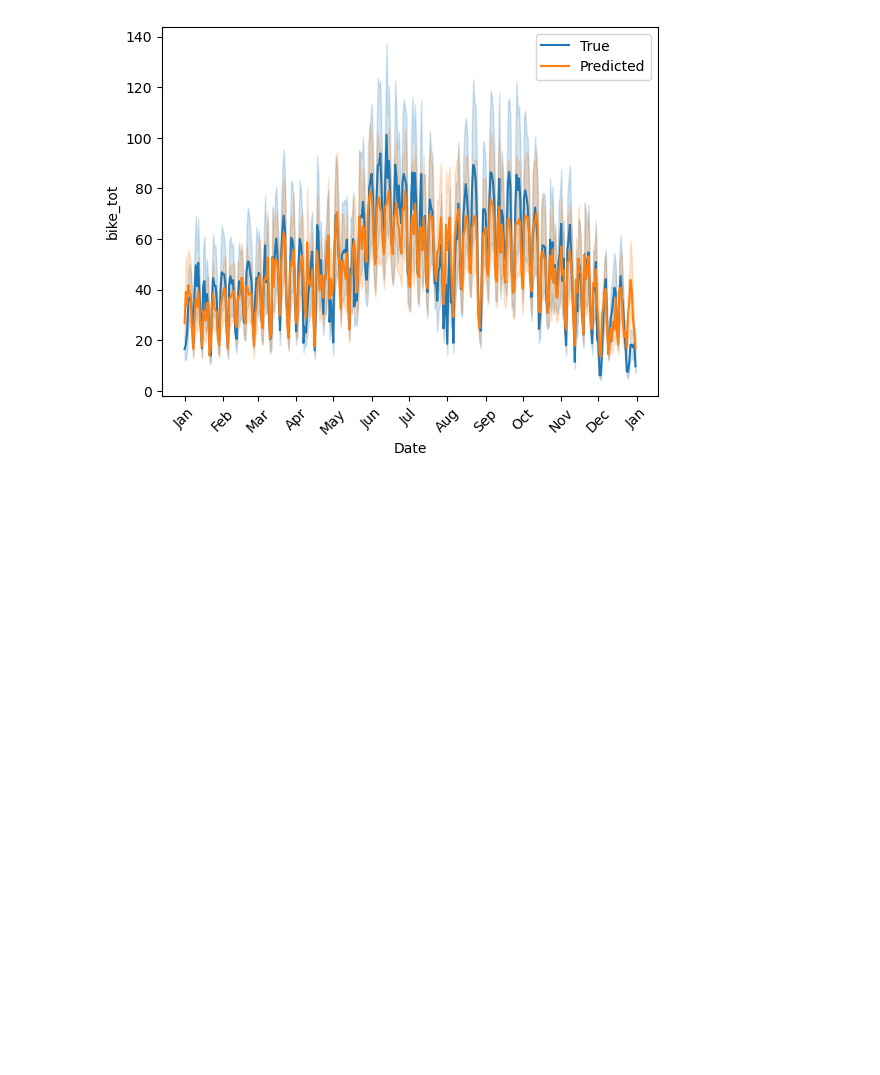
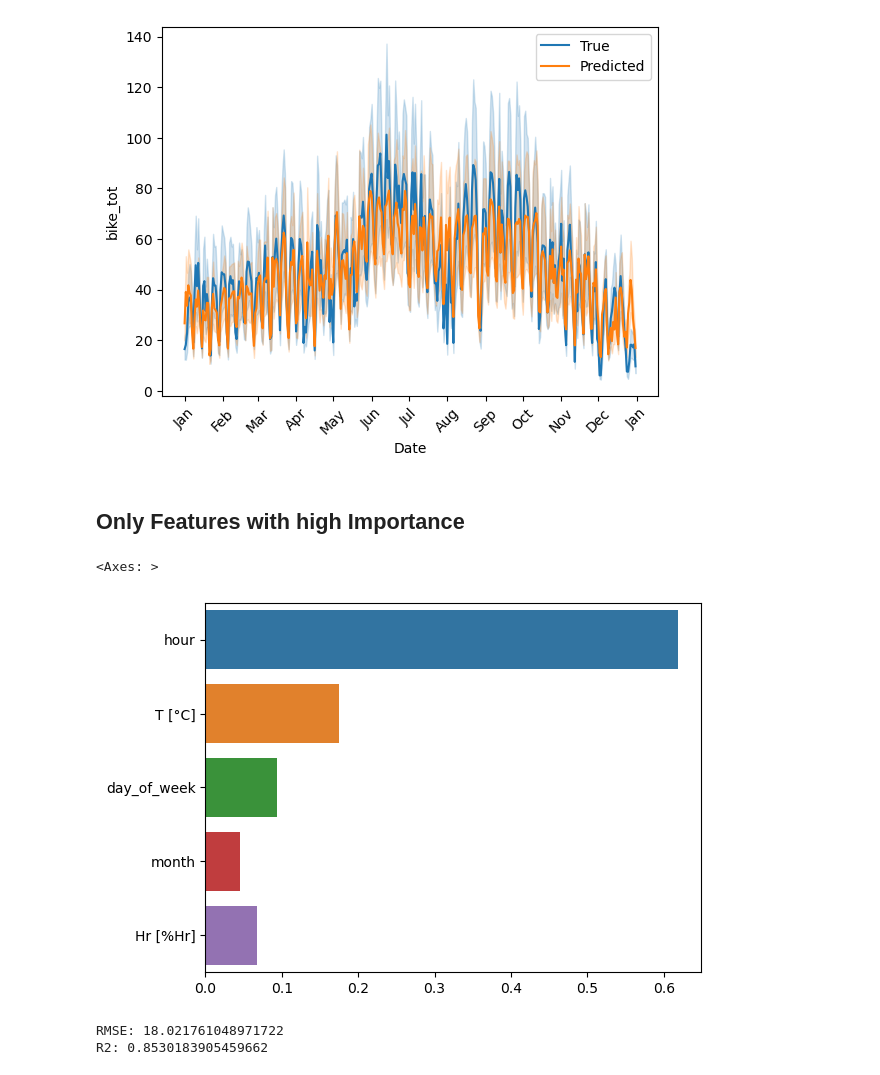
Before and after one commit to Phipsi/esc403, a Jupyter notebook: src/RF/RF_20-23.ipynb, the cells around one changed output. Drawn from its saved outputs; the diff is of its cells as text; code cells hidden in the pictures; blank space fills up the shorter version.

Commit message:
Simplified RF with only high importance variables

```diff
--- a/src/RF/RF_20-23.ipynb
+++ b/src/RF/RF_20-23.ipynb
@@ -243,3 +243,31 @@ plt.xticks(rotation=45)
 plt.show()
 # %% [output]
 [figure]
+# %% [markdown]
+## Only Features with high Importance
+# %%
+# Take the 5 features with highest importance
+X_train_732_imp = X_train_732[['hour', 'T [°C]', 'day_of_week', 'month', 'Hr [%Hr]']]
+X_test_732_imp = X_test_732[['hour', 'T [°C]', 'day_of_week', 'month', 'Hr [%Hr]']]
+# %%
+# Fit the model
+RF_732_imp = model_732.fit(X_train_732_imp, y_train_732)
+# %%
+# Plot the importance of the features
+importances_732_imp = RF_732_imp.feature_importances_
+sns.barplot(x=importances_732_imp, y=X_train_732_imp.columns)
+# %% [output]
+<Axes: >
+[figure, added]
+# %%
+# Predictions for 2023
+y_pred_732_imp = RF_732_imp.predict(X_test_732_imp)
+
+# Evaluate the model
+rmse_732_imp = np.sqrt(mean_squared_error(y_test_732, y_pred_732_imp))
+r2_732_imp = r2_score(y_test_732, y_pred_732_imp)
+print(f'RMSE: {rmse_732_imp}')
+print(f'R2: {r2_732_imp}')
+# %% [output]
+RMSE: 18.021761048971722
+R2: 0.8530183905459662
```
Also changed, not shown: parts of 1 cell of this notebook.
